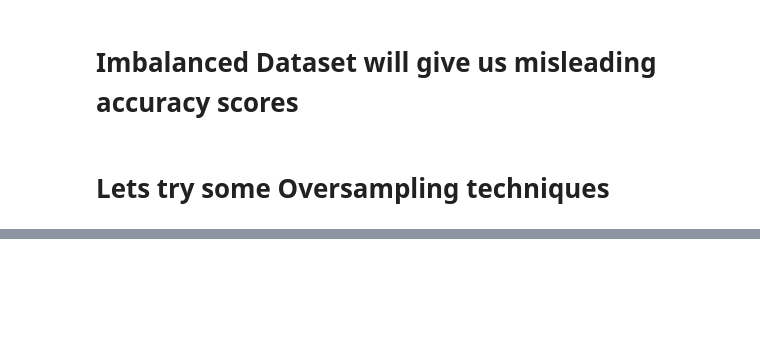
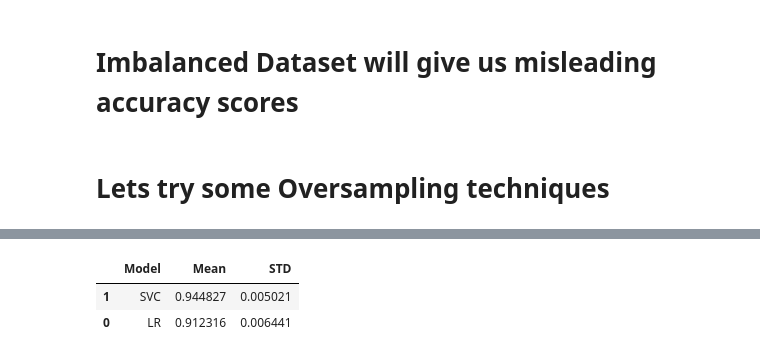
Before and after one commit to MaukanMir/Expert-Car-Classification, a Jupyter notebook: training.ipynb, the cells around one changed output, grey strips where cells are left out. Cells and saved outputs as stored; diff of their text form; code cells hidden in the pictures; blank space fills up the shorter version.

Commit message:
added new models

```diff
--- a/training.ipynb
+++ b/training.ipynb
@@ -122,7 +122,7 @@ def evaluate_model(X:pd.Series, y:pd.Series, model):
     return scores
 
 def testing_selected_models(names:list, models:list, X:pd.DataFrame, y:pd.Series,
-                            preprocessor):
+                            preprocessor, sampled=None):
     """
     Runs multiple subsets on folds of data
 
@@ -133,7 +133,10 @@ def testing_selected_models(names:list, models:list, X:pd.DataFrame, y:pd.Series
     model_performance = []
     for i in range(len(models)):
         model = models[i]
-        pipeline = create_pipeline(preprocessor, model)
+        if not sampled:
+            pipeline = create_pipeline(preprocessor, model)
+        else:
+            pipeline = model
         scores = evaluate_model(X, y, pipeline)
         model_performance.append({
             "Model": names[i],
@@ -532,0 +534,8 @@ AttributeError: 'Pipeline' object has no attribute 'fit_resample'
+# %%
+names = ['LR', 'SVC']
+models = get_selected_models(names)
+testing_selected_models(names, models, X_smote, y_smote, preprocessor, sampled=True)
+# %% [output]
+|  | Model | Mean | STD |
+| 1 | SVC | 0.944827 | 0.005021 |
+| 0 | LR | 0.912316 | 0.006441 |
```
Also changed, not shown: parts of 3 cells of this notebook.
